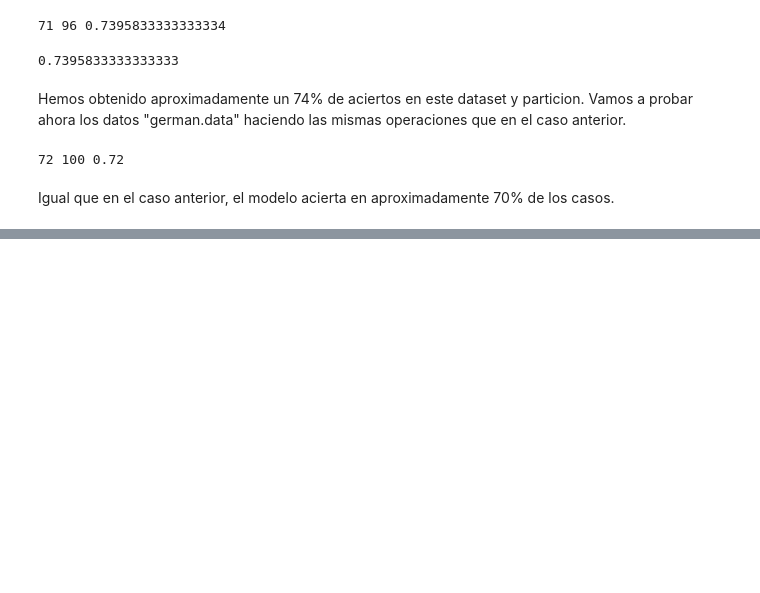
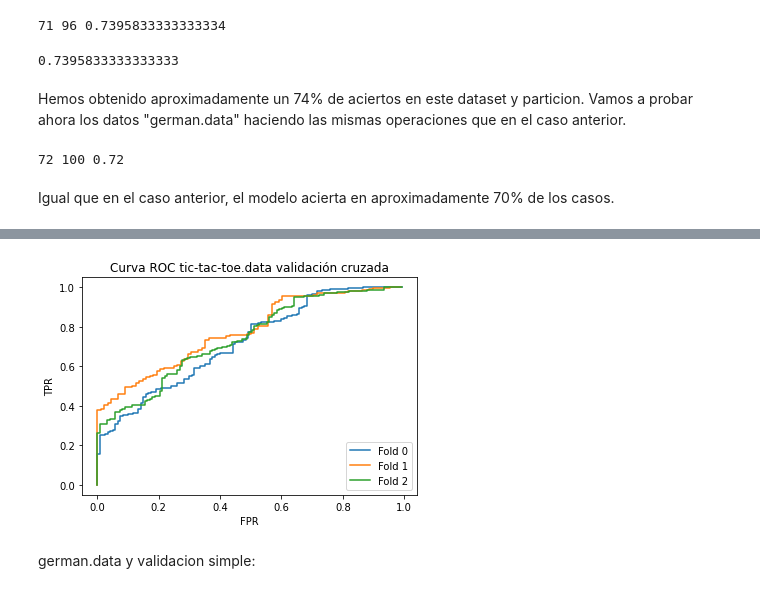
Before and after one commit to Albertogk/FAA, a Jupyter notebook: practica1/Prueba.ipynb, the cells around one changed output, grey strips where cells are left out. Cells and saved outputs as stored; diff of their text form; code cells hidden in the pictures; blank space fills up the shorter version.

```diff
--- a/practica1/Prueba.ipynb
+++ b/practica1/Prueba.ipynb
@@ -214,0 +454,15 @@ print(mnb.predict_proba(X_test))
+# %%
+plt.figure()
+
+for i in range(k):
+    plt.plot(fpr_tic_cruzada_lista[i], tpr_tic_cruzada_lista[i], label="Fold " + str(i))
+
+plt.title("Curva ROC tic-tac-toe.data validación cruzada")
+plt.xlabel("FPR")
+plt.ylabel("TPR")
+plt.legend(loc='lower right')
+plt.show()
+# %% [output]
+[figure, added]
+# %% [markdown]
+german.data y validacion simple:
```
Also changed, not shown: parts of 35 cells of this notebook, 1 other file.
